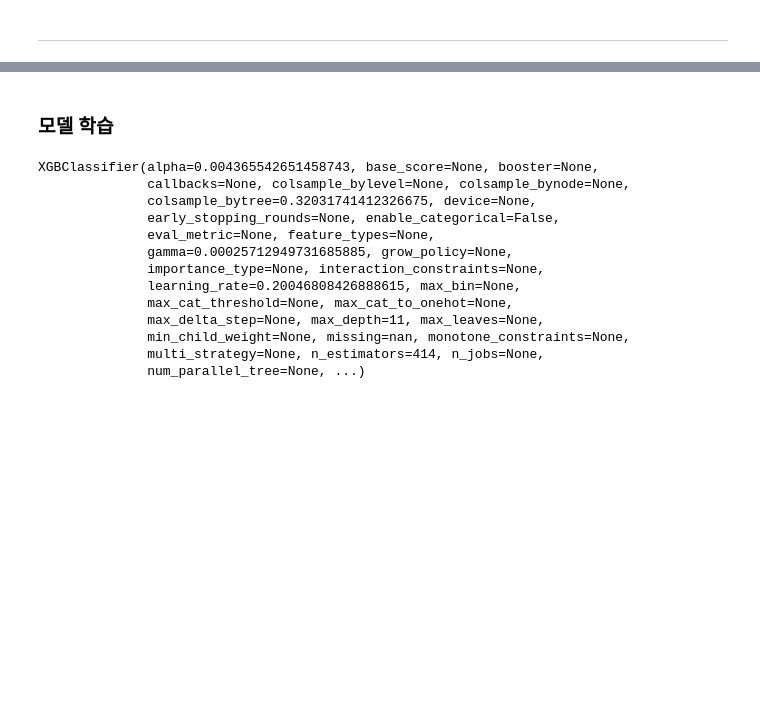
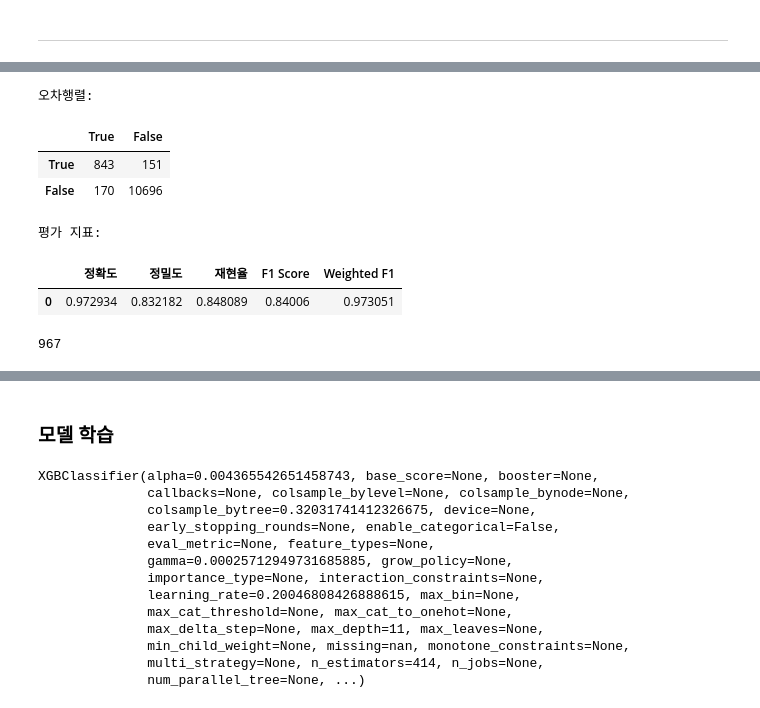
Before and after one commit to BaekJunehong/LG_Aimers_4th, a Jupyter notebook: Total_code.ipynb, the cells around one changed output, grey strips where cells are left out. Drawn from its saved outputs; the diff is of its cells as text; code cells hidden in the pictures; blank space fills up the shorter version.

```diff
--- a/Total_code.ipynb
+++ b/Total_code.ipynb
@@ -1065,0 +1171,29 @@ Public : 0.58030303
+# %%
+# 확률 예측
+soft_voting_probs = voting_model.predict_proba(x_val)[:, 1]
+# %%
+# 스레시홀드 0.4 적용
+soft_voting_preds_04 = [1 if prob > 0.4 else 0 for prob in soft_voting_probs]
+
+# 평가
+get_clf_eval(y_val, soft_voting_preds_04)
+
+# 예측에 필요한 데이터 분리
+x_test = df_test_encoded.drop(["is_converted", "id"], axis=1)
+
+# 확률 예측
+test_pred_probs = voting_model.predict_proba(x_test)[:, 1]
+
+# 스레시홀드 적용
+preds_04 = [1 if prob > 0.4 else 0 for prob in test_pred_probs]
+
+sum(preds_04) # True로 예측된 개수
+# %% [output]
+오차행렬:
+|  | True | False |
+| True | 843 | 151 |
+| False | 170 | 10696 |
+평가 지표:
+|  | 정확도 | 정밀도 | 재현율 | F1 Score | Weighted F1 |
+| 0 | 0.972934 | 0.832182 | 0.848089 | 0.84006 | 0.973051 |
+967
```
Also changed, not shown: parts of 7 cells of this notebook.
